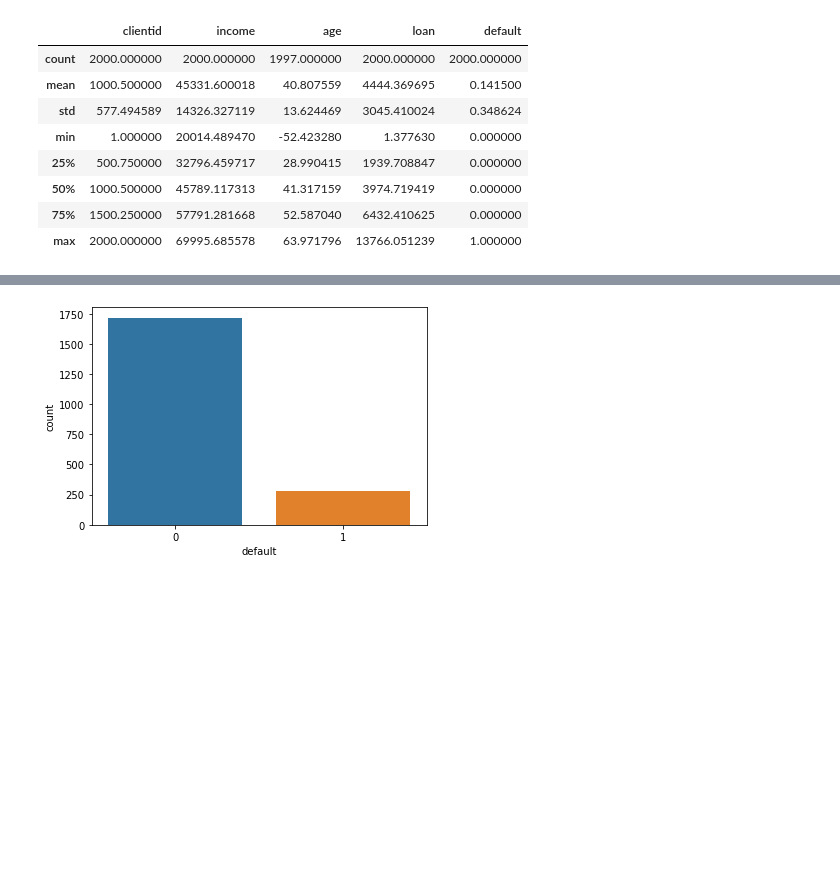
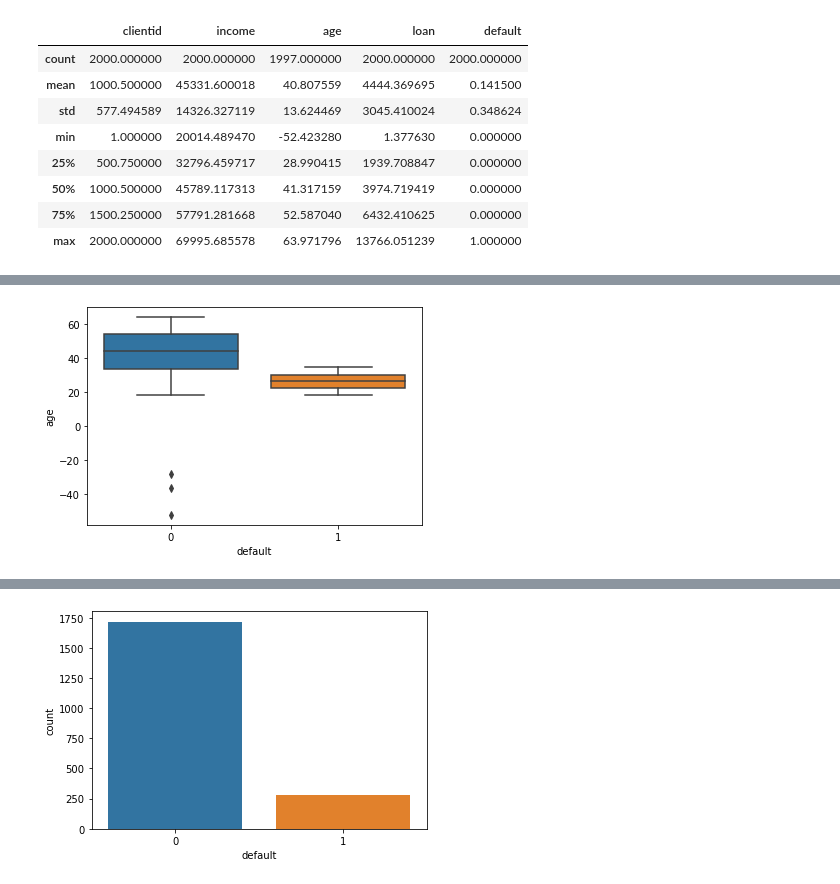
Before and after one commit to Dedsd/Credit-risk-data-modelation-and-predictions-with-neural-networks, a Jupyter notebook: Credit_Risk_Analysis.ipynb, the cells around one changed output, grey strips where cells are left out. Saved outputs shown, nothing was run; the diff lists cells and outputs as text; code cells hidden in the pictures; blank space fills up the shorter version.

```diff
--- a/Credit_Risk_Analysis.ipynb
+++ b/Credit_Risk_Analysis.ipynb
@@ -52,0 +45,4 @@ plt.hist(x = credit_risk['loan']);
+# %%
+sns.boxplot(x = 'default', y = 'age', data=credit_risk);
+# %% [output]
+[figure, added]
```
Also changed, not shown: parts of 5 cells of this notebook, 3 other files.
